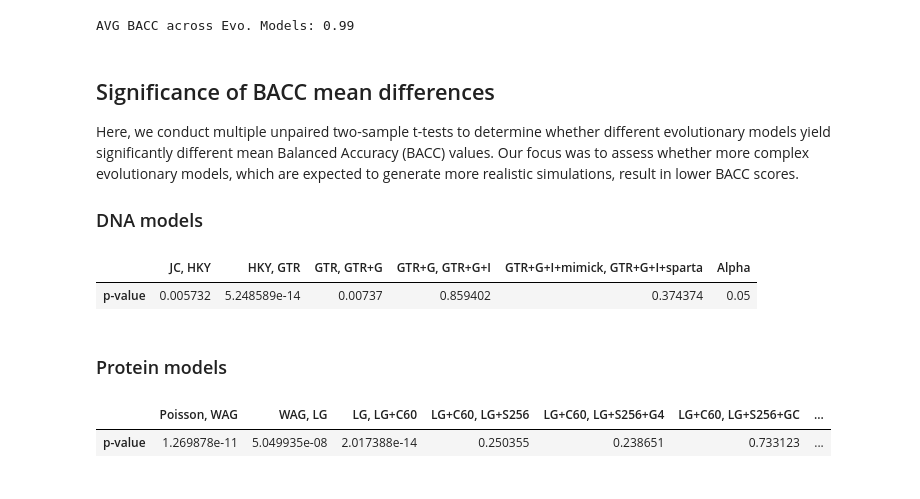
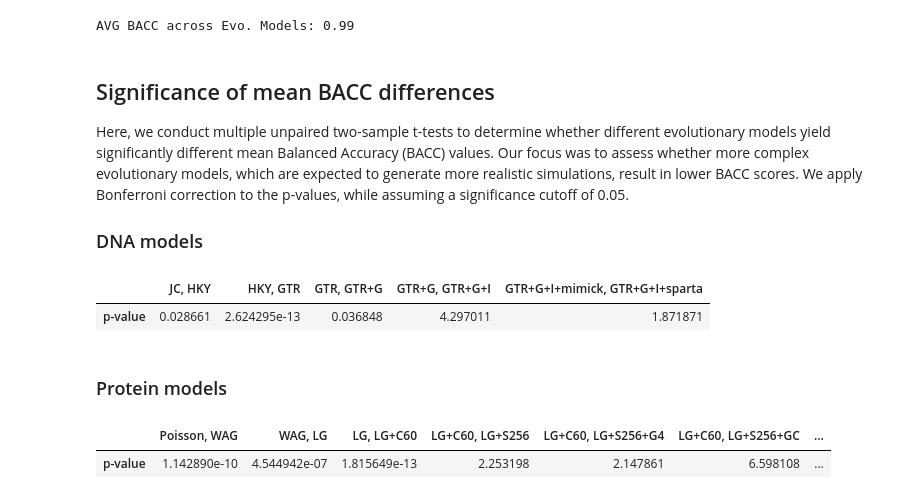
Before and after one commit to JohannaTrost/seqsharp, a Jupyter notebook: seqsharp/compare_models.ipynb, the cells around one changed output. Cells and saved outputs as stored; diff of their text form; code cells hidden in the pictures.

Commit message:
Apply Bonferroni correction to p-values instead of alpha-level

```diff
--- a/seqsharp/compare_models.ipynb
+++ b/seqsharp/compare_models.ipynb
@@ -21,7 +21,7 @@ from seqsharp.train_eval import evaluate_folds, get_close_baccs
 Multiple pre-trained seq#-models for DNA and protein sequences are available in the `pretrained_models` folder. These models can distinguish simulated and empirical multiple sequence alignments (MSAs). Each pre-trained seq#-model was trained on simulations based on a particular evolutionary model and includes CNNs for 10 splits of the data into validation and training data sets (k-fold cross validation). For more details on the pre-trained seq#-models 2 examples are printed below.
 # %%
 # setup structure for different evo. model CNNs from simple to complex
-models_dir = f'pretrained_models'
+models_dir = 'pretrained_models'
 model_dirs = {'protein': ['prot_cnn_poisson', 'prot_cnn_wag', 'prot_cnn_lg',
                           'prot_cnn_lg_c60', 'prot_cnn_lg_s0256',
                           'prot_cnn_lg_s256_g4', 'prot_cnn_lg_s0256_gc',
@@ -256,34 +256,39 @@ print(f'\nAVG BACC across Evo. Models: {avg_all_baccs}')
 | 7 | LG+S256+GC+Indels | 0.995899 | 0.000408 | 0.994645 | 0.994460 | 0.994891 | 0.997266 | 0.994532 | 0.003597 |
 AVG BACC across Evo. Models: 0.99
 # %% [markdown]
-## Significance of BACC mean differences
+## Significance of mean BACC differences
 Here, we conduct multiple unpaired two-sample t-tests to determine whether different evolutionary models yield significantly different mean Balanced Accuracy (BACC) values. Our focus was to assess whether more complex evolutionary models, which are expected to generate more realistic simulations, result in lower BACC scores.
+We apply Bonferroni correction to the p-values, while assuming a significance cutoff of 0.05.
 
 ### DNA models
 # %%
 np.random.seed(42)
 
 test_models = np.asarray(evo_models['dna'])
 
 # determine test group indices
 group1 = np.arange(len(test_models) - 1).astype(int)
 group2 = np.arange(1, len(test_models)).astype(int)
 
 # contuct multiple unpaired two-sample t-tests
 pvals = {}
 for i, j in zip(group1, group2):
     pvals[f'{test_models[i]}, {test_models[j]}'] = ttest_ind(
         models_baccs['dna'][test_models[i]],
         models_baccs['dna'][test_models[j]]).pvalue
 pvals.pop('GTR+G+I, GTR+G+I+mimick')
 
+# bonferroni correction
+n_tests = len(list(pvals.values()))
+for gr, pval in pvals.items():
+    pvals[gr] = pval * n_tests
+
 pvals_df = pd.DataFrame(pvals, index=['p-value'])
-pvals_df['Alpha'] = 0.05  # significance cutoff
 
 display(pvals_df)
 # %% [output]
-|  | JC, HKY | HKY, GTR | GTR, GTR+G | GTR+G, GTR+G+I | GTR+G+I+mimick, GTR+G+I+sparta | Alpha |
-| p-value | 0.005732 | 5.248589e-14 | 0.00737 | 0.859402 | 0.374374 | 0.05 |
+|  | JC, HKY | HKY, GTR | GTR, GTR+G | GTR+G, GTR+G+I | GTR+G+I+mimick, GTR+G+I+sparta |
+| p-value | 0.028661 | 2.624295e-13 | 0.036848 | 4.297011 | 1.871871 |
 # %% [markdown]
 ### Protein models
 # %%
@@ -304,11 +309,14 @@ for i, j in zip(group1, group2):
         models_baccs['protein'][test_models[i]],
         models_baccs['protein'][test_models[j]]).pvalue
 
+# bonferroni correction
+n_tests = len(list(pvals.values()))
+for gr, pval in pvals.items():
+    pvals[gr] = pval * n_tests
+
 pvals_df = pd.DataFrame(pvals, index=['p-value'])
-# bonferroni correction
-pvals_df['Alpha'] = 0.05 / pvals_df.shape[1]
 
 display(pvals_df)
 # %% [output]
 |  | Poisson, WAG | WAG, LG | LG, LG+C60 | LG+C60, LG+S256 | LG+C60, LG+S256+G4 | LG+C60, LG+S256+GC | ... |
-| p-value | 1.269878e-11 | 5.049935e-08 | 2.017388e-14 | 0.250355 | 0.238651 | 0.733123 | ... |
+| p-value | 1.142890e-10 | 4.544942e-07 | 1.815649e-13 | 2.253198 | 2.147861 | 6.598108 | ... |
```
